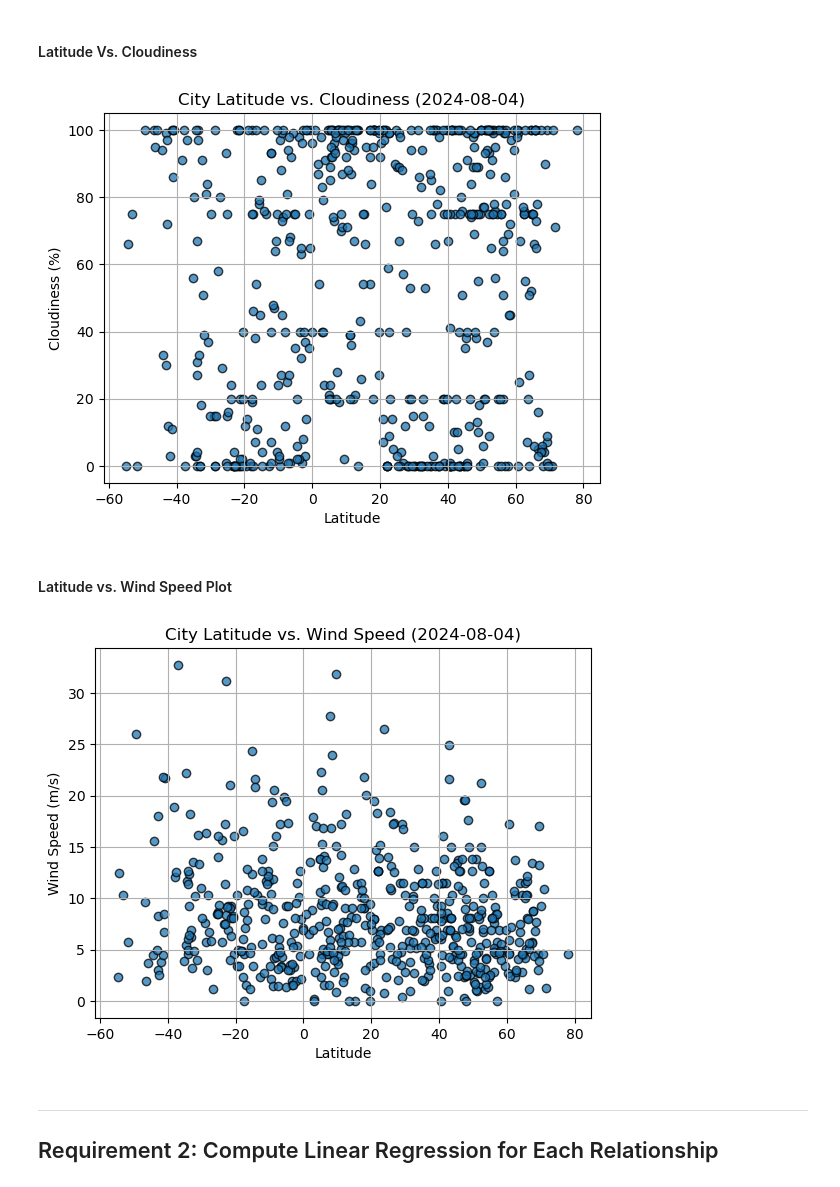
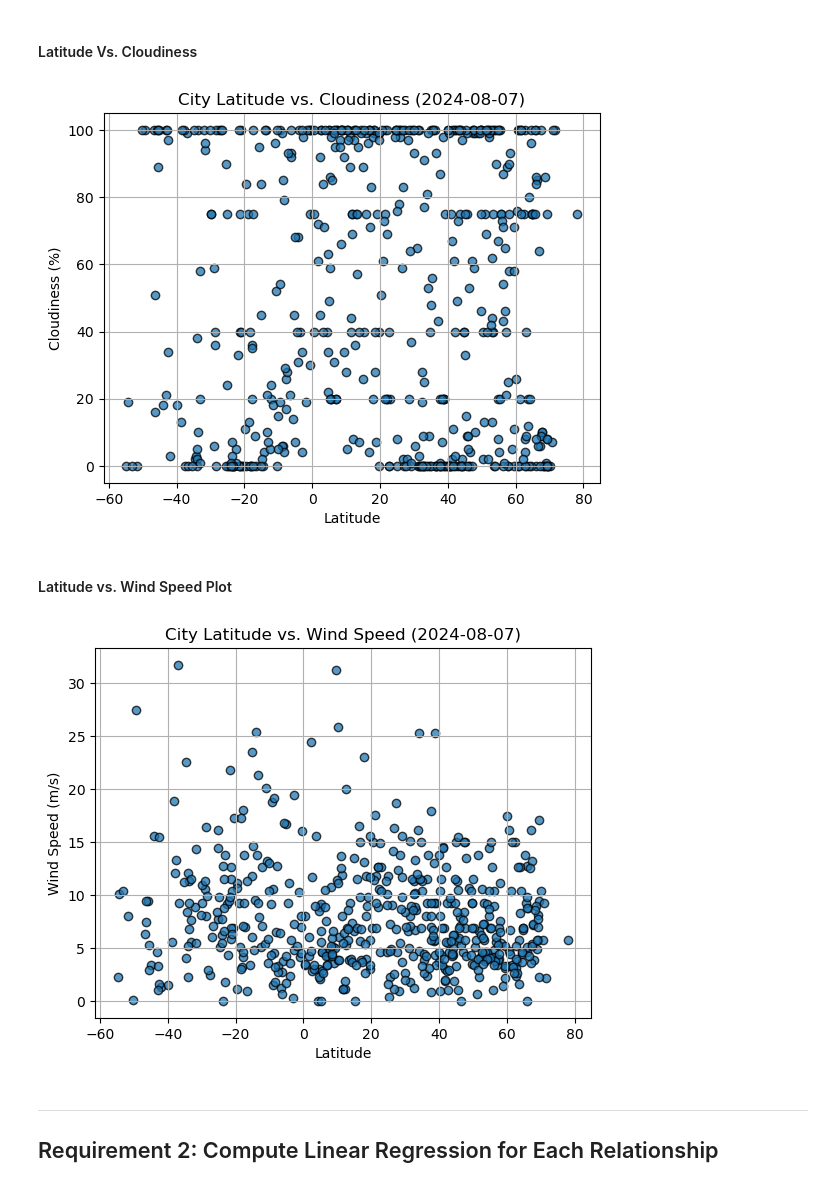
Before and after one commit to kimberlyher19/World_Weather_Analysis, a Jupyter notebook: WeatherPy/WeatherPy.ipynb, the cells around one changed output. Drawn from its saved outputs; the diff is of its cells as text; code cells hidden in the pictures.

```diff
--- a/WeatherPy/WeatherPy.ipynb
+++ b/WeatherPy/WeatherPy.ipynb
@@ -175,6 +176,6 @@ city_data_df.to_csv("../output_data/cities.csv", index_label="City_ID")
 # %%
 # Read saved data
-city_data_df = pd.read_csv("../output_data/cities.csv", index_col="City_ID")
+city_data_df = pd.read_csv("output_data/cities.csv", index_col="City_ID")
 
 # Display sample data
 city_data_df.head()
@@ -234,35 +235,35 @@ plt.scatter(city_data_df['Lat'], city_data_df['Cloudiness'], marker ='o', edgeco
 # Incorporate the other graph properties
 plt.xlabel('Latitude')
 plt.ylabel('Cloudiness (%)')
-plt.title('City Latitude vs. Cloudiness (2024-08-04)')
+plt.title('City Latitude vs. Cloudiness (2024-08-07)')
 plt.grid(True)
 
 # Save the figure
-plt.savefig("../output_data/Fig3.png")
+plt.savefig("output_data/Fig3.png")
 
 # Show plot
 plt.show()
 # %% [output]
-[figure, old version]
+[figure, new version]
 # %% [markdown]
 #### Latitude vs. Wind Speed Plot
 # %%
 # Build the scatter plots for latitude vs. wind speed
 plt.scatter(city_data_df['Lat'], city_data_df['Wind Speed'], marker ='o', edgecolors='black', alpha=.75)
 
 # Incorporate the other graph properties
 plt.xlabel('Latitude')
 plt.ylabel('Wind Speed (m/s)')
-plt.title('City Latitude vs. Wind Speed (2024-08-04)')
+plt.title('City Latitude vs. Wind Speed (2024-08-07)')
 plt.grid(True)
 
 # Save the figure
-plt.savefig("../output_data/Fig4.png")
+plt.savefig("output_data/Fig4.png")
 
 # Show plot
 plt.show()
 # %% [output]
-[figure, old version]
+[figure, new version]
 # %% [markdown]
 ---
 
```
Also changed, not shown: parts of 26 cells of this notebook, 11 other files.
